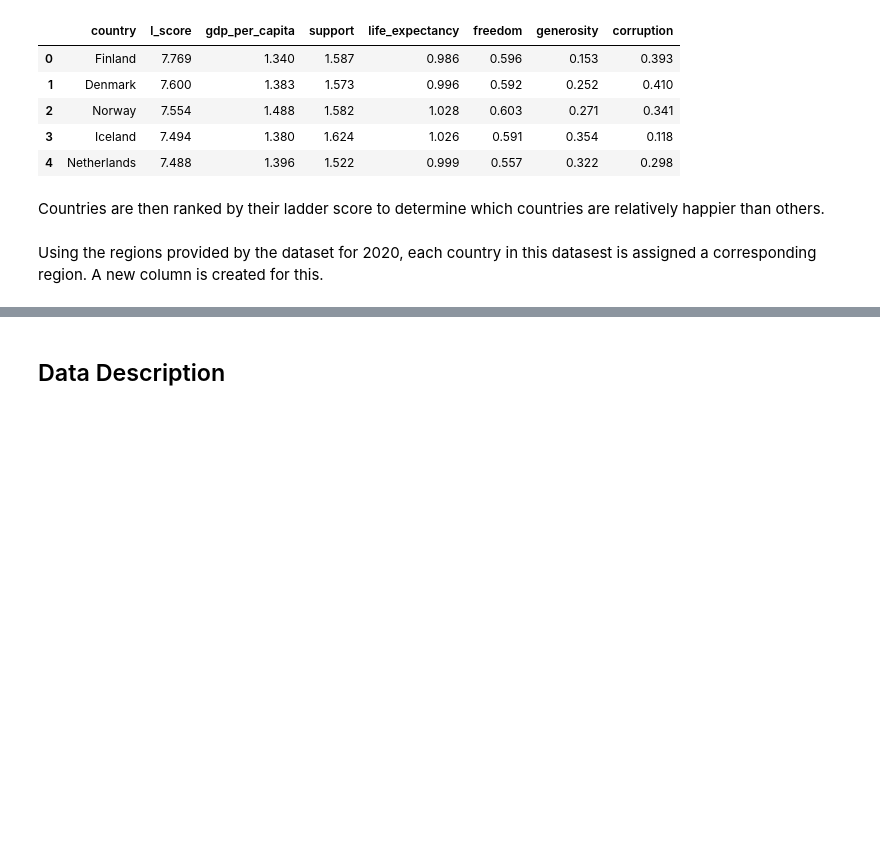
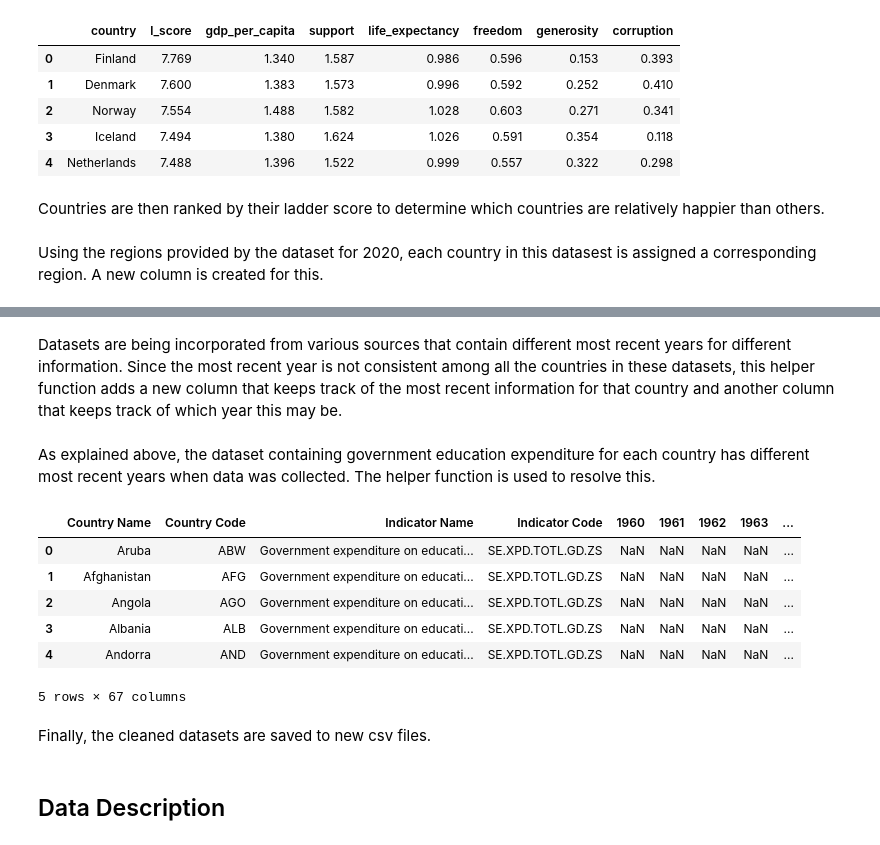
Before and after one commit to pgokhale2000/Data-Science-Project, a Jupyter notebook: main.ipynb, the cells around one changed output, grey strips where cells are left out. Drawn from its saved outputs; the diff is of its cells as text; code cells hidden in the pictures; blank space fills up the shorter version.

```diff
--- a/main.ipynb
+++ b/main.ipynb
@@ -75,0 +112,32 @@ df.head()
+# %% [markdown]
+Datasets are being incorporated from various sources that contain different most recent years for different information. Since the most recent year is not consistent among all the countries in these datasets, this helper function adds a new column that keeps track of the most recent information for that country and another column that keeps track of which year this may be.
+# %%
+'''
+NOTE: Use the function below caefully. It modifies the dataframe passed in.
+'''
+def getMostRecentDataInDF(df,
+                           beginning_year,
+                           ending_year,
+                           new_column_name="most_recent",
+                           new_index_column_name="most_recent_year"):
+    for index, row in df.iterrows():
+        for year in reversed(range(beginning_year, ending_year + 1)):
+            if not pd.isnull(row[str(year)]):
+                df.at[index, new_column_name] = df.loc[index, str(year)]
+                df.at[index, new_index_column_name] = year
+                break
+# %% [markdown]
+As explained above, the dataset containing government education expenditure for each country has different most recent years when data was collected. The helper function is used to resolve this.
+# %%
+getMostRecentDataInDF(govt_edu_expense, 1960, 2020)
+govt_edu_expense.head()
+# %% [output]
+|  | Country Name | Country Code | Indicator Name | Indicator Code | 1960 | 1961 | 1962 | 1963 | ... |
+| 0 | Aruba | ABW | Government expenditure on educati... | SE.XPD.TOTL.GD.ZS | NaN | NaN | NaN | NaN | ... |
+| 1 | Afghanistan | AFG | Government expenditure on educati... | SE.XPD.TOTL.GD.ZS | NaN | NaN | NaN | NaN | ... |
+| 2 | Angola | AGO | Government expenditure on educati... | SE.XPD.TOTL.GD.ZS | NaN | NaN | NaN | NaN | ... |
+| 3 | Albania | ALB | Government expenditure on educati... | SE.XPD.TOTL.GD.ZS | NaN | NaN | NaN | NaN | ... |
+| 4 | Andorra | AND | Government expenditure on educati... | SE.XPD.TOTL.GD.ZS | NaN | NaN | NaN | NaN | ... |
+5 rows × 67 columns
+# %% [markdown]
+Finally, the cleaned datasets are saved to new csv files.
```
Also changed, not shown: parts of 14 cells of this notebook, 6 other files.
